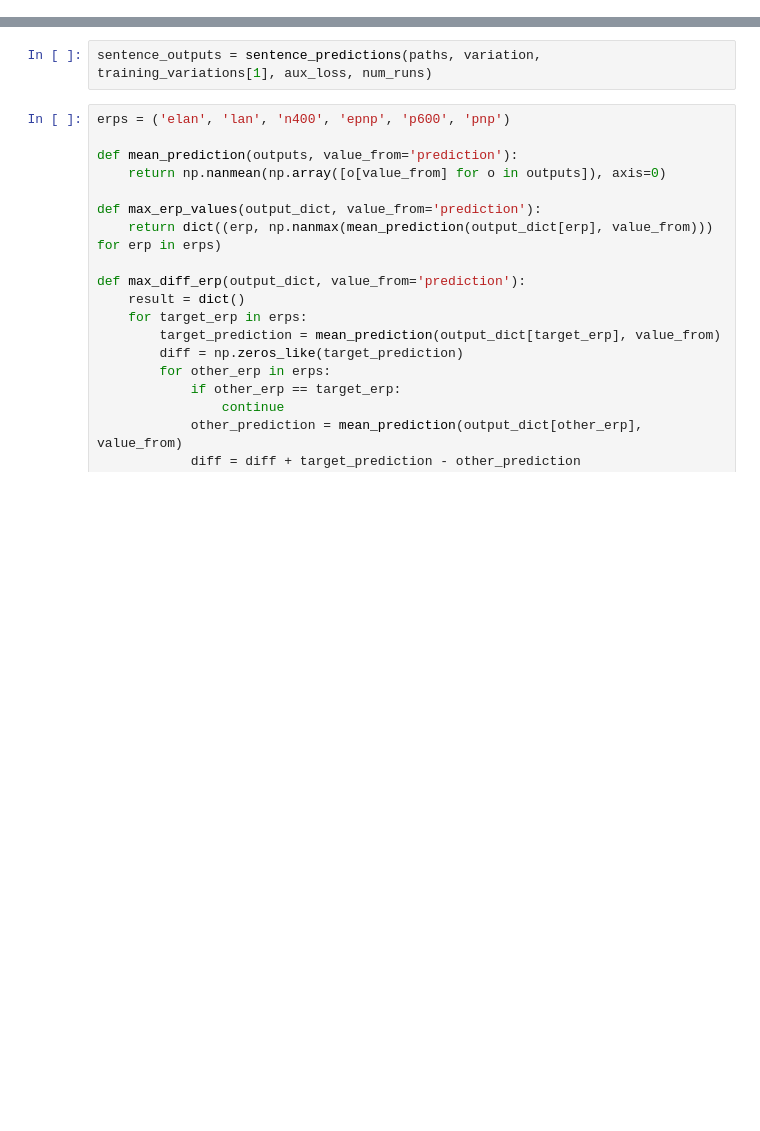
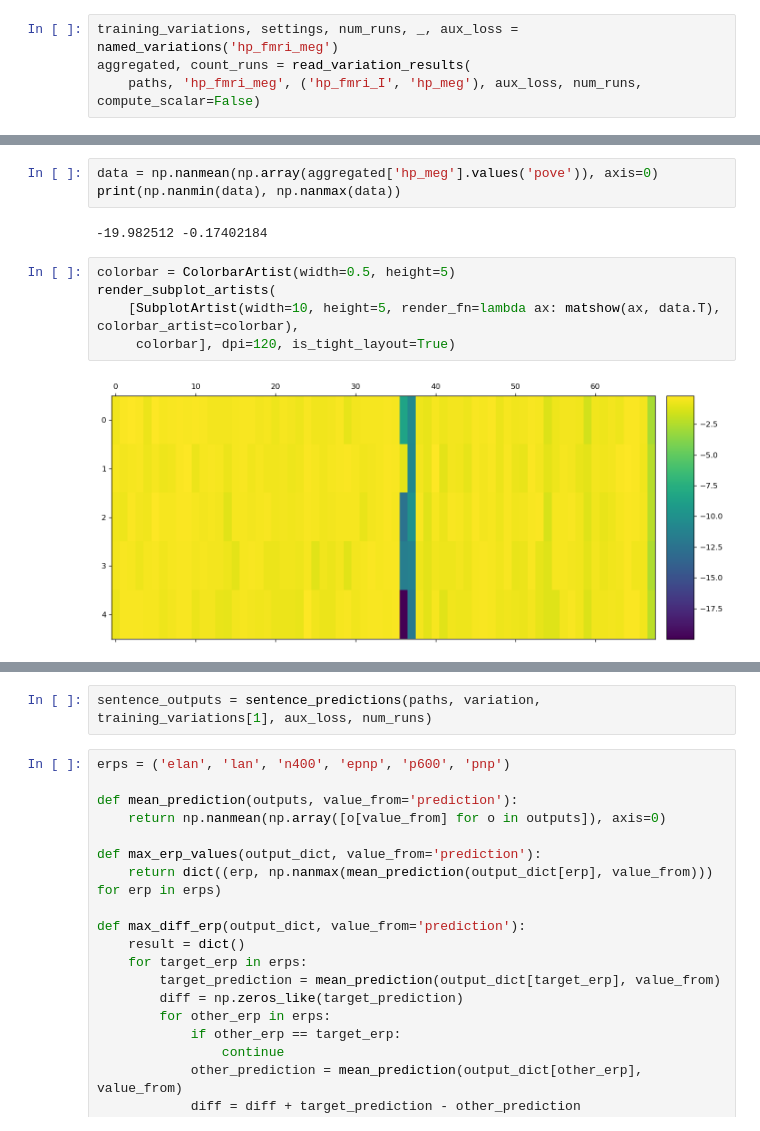
Before and after one commit to danrsc/bert_brain, a Jupyter notebook: bert_experiments.ipynb, the cells around one changed output, grey strips where cells are left out. Drawn from its saved outputs; the diff is of its cells as text; blank space fills up the shorter version.

```diff
--- a/bert_experiments.ipynb
+++ b/bert_experiments.ipynb
@@ -58,0 +178,4 @@ Open viewer: http://gpu2.learning.cs.cmu.edu:3847/mixer.html
+# %%
+training_variations, settings, num_runs, _, aux_loss = named_variations('hp_fmri_meg')
+aggregated, count_runs = read_variation_results(
+    paths, 'hp_fmri_meg', ('hp_fmri_I', 'hp_meg'), aux_loss, num_runs, compute_scalar=False)
@@ -58,0 +184,12 @@ Open viewer: http://gpu2.learning.cs.cmu.edu:3847/mixer.html
+# %%
+data = np.nanmean(np.array(aggregated['hp_meg'].values('pove')), axis=0)
+print(np.nanmin(data), np.nanmax(data))
+# %% [output]
+-19.982512 -0.17402184
+# %%
+colorbar = ColorbarArtist(width=0.5, height=5)
+render_subplot_artists(
+    [SubplotArtist(width=10, height=5, render_fn=lambda ax: matshow(ax, data.T), colorbar_artist=colorbar),
+     colorbar], dpi=120, is_tight_layout=True)
+# %% [output]
+[figure, added]
```
Also changed, not shown: parts of 10 cells of this notebook, 1 other file.
